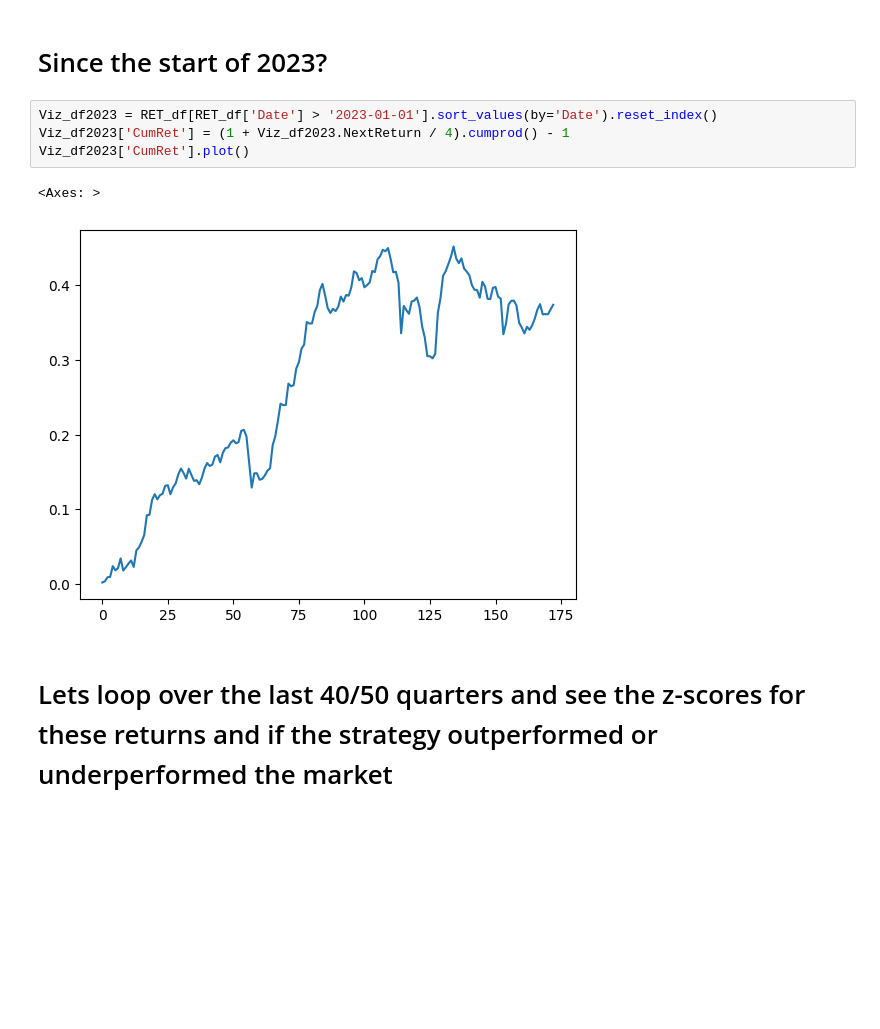
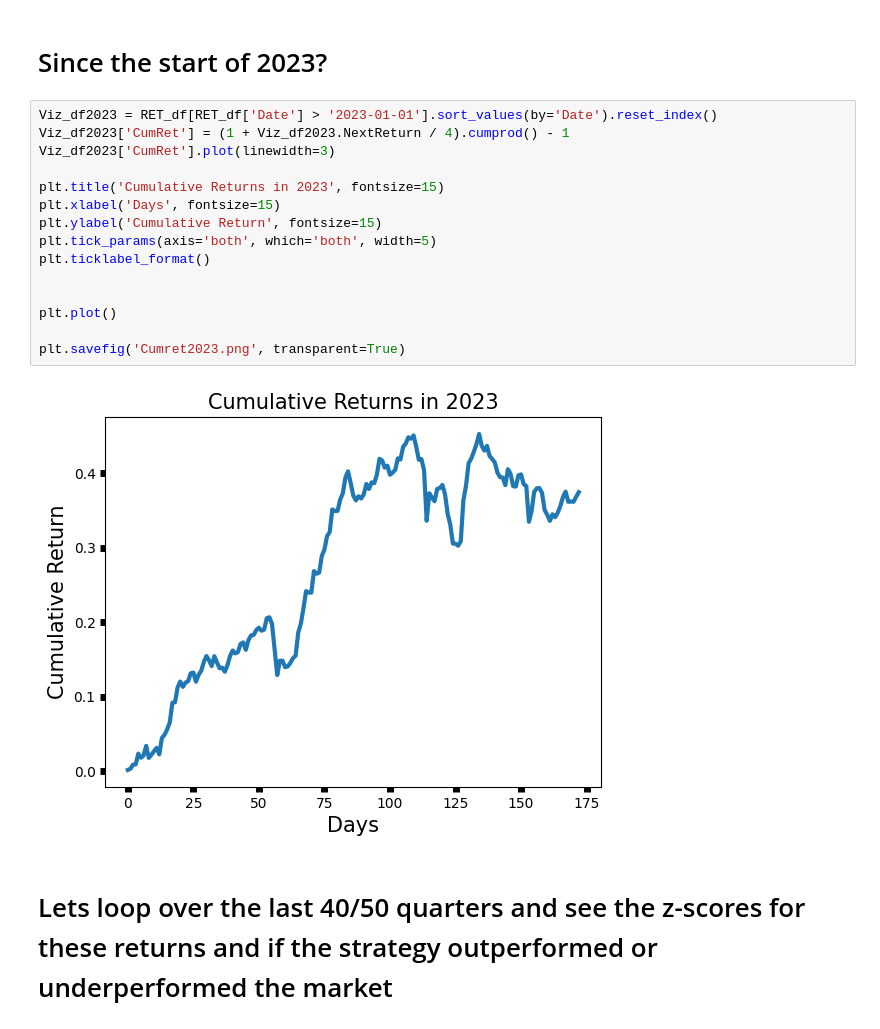
Before and after one commit to smullins998/ReverseMomentum, a Jupyter notebook: Reverse Momentum.ipynb, the cells around one changed output. Saved outputs shown, nothing was run; the diff lists cells and outputs as text; blank space fills up the shorter version.

```diff
--- a/Reverse Momentum.ipynb
+++ b/Reverse Momentum.ipynb
@@ -258,10 +276,20 @@ Viz_df['CumRet5'].plot(x='Date', y='CumRet',logy=True)
 # %%
 Viz_df2023 = RET_df[RET_df['Date'] > '2023-01-01'].sort_values(by='Date').reset_index()
 Viz_df2023['CumRet'] = (1 + Viz_df2023.NextReturn / 4).cumprod() - 1
-Viz_df2023['CumRet'].plot()
+Viz_df2023['CumRet'].plot(linewidth=3)
+
+plt.title('Cumulative Returns in 2023', fontsize=15)
+plt.xlabel('Days', fontsize=15)
+plt.ylabel('Cumulative Return', fontsize=15)
+plt.tick_params(axis='both', which='both', width=5)
+plt.ticklabel_format()
+
+
+plt.plot()
+
+plt.savefig('Cumret2023.png', transparent=True)
 # %% [output]
-<Axes: >
-[figure, old version]
+[figure, new version]
 # %% [markdown]
 <h1> Lets loop over the last 40/50 quarters and see the z-scores for these returns and if the strategy outperformed or underperformed the market </h1>
 # %%
```
Also changed, not shown: parts of 34 cells of this notebook, 1 other file.
